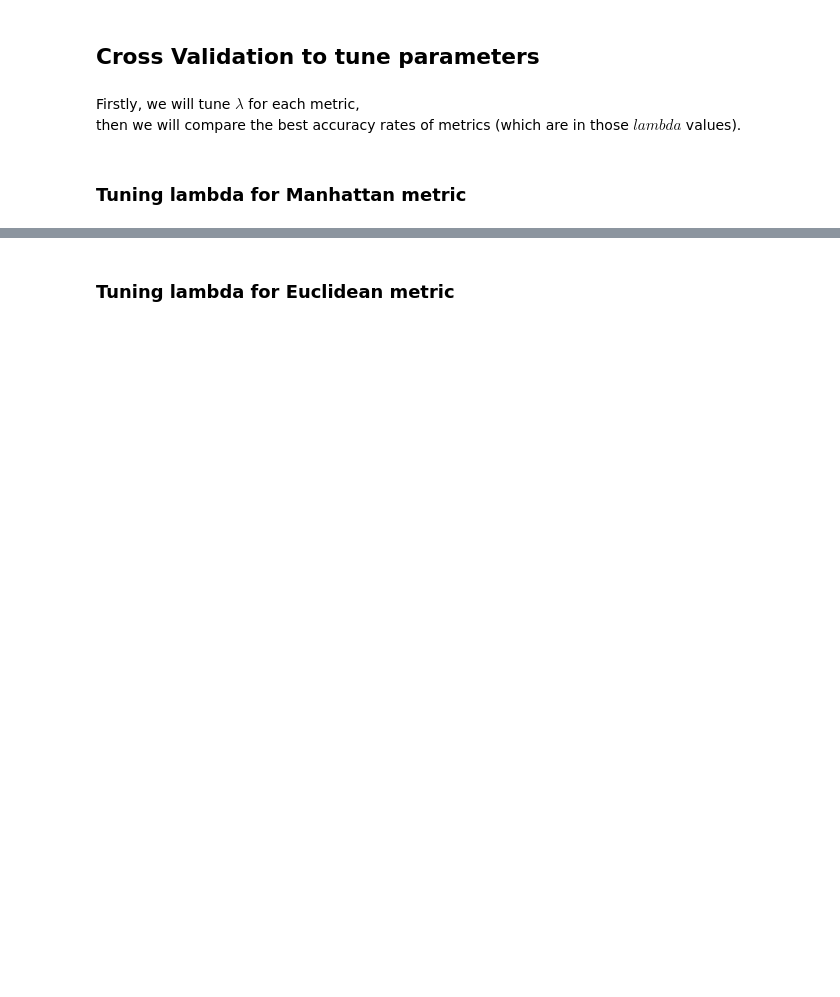
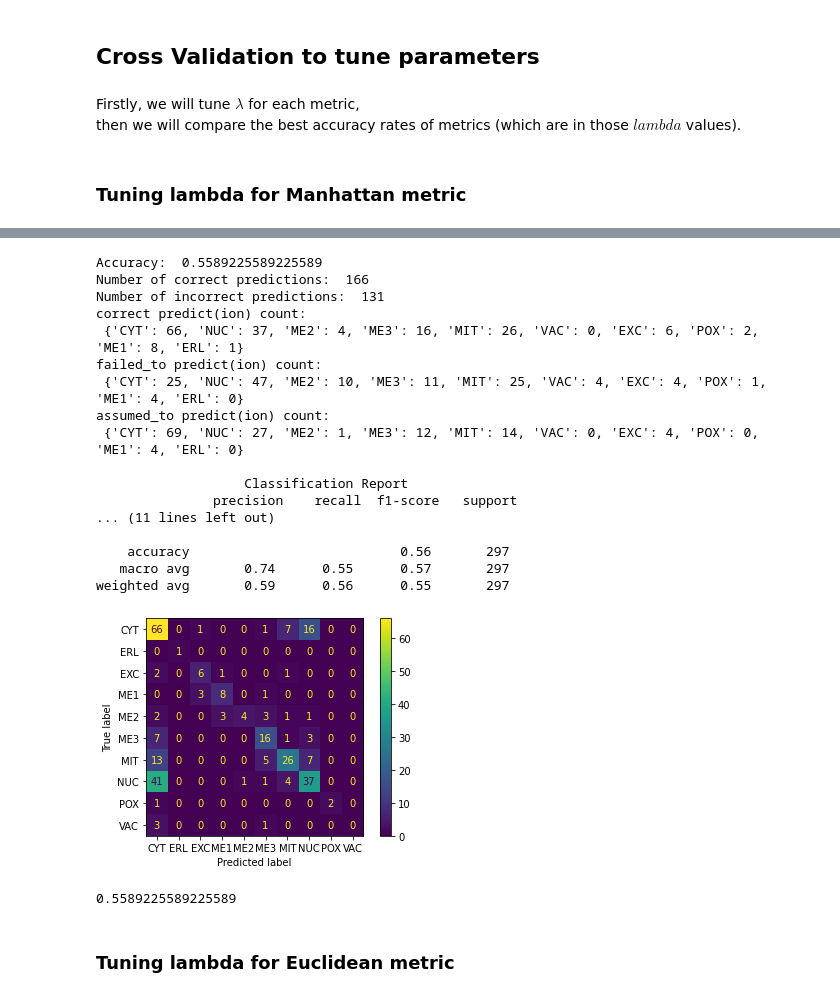
Before and after one commit to HikmetSimsir/EEE-485-Project, a Jupyter notebook: knn.ipynb, the cells around one changed output, grey strips where cells are left out. Cells and saved outputs as stored; diff of their text form; code cells hidden in the pictures; blank space fills up the shorter version.

```diff
--- a/knn.ipynb
+++ b/knn.ipynb
@@ -203,7 +203,7 @@ weighted avg       0.64      0.57      0.57       297
 Firstly, we will tune $\lambda$ for each metric,\
 then we will compare the best accuracy rates of metrics (which are in those $lambda$ values).
 # %%
-def cross_validate_knn(X_train, Y_train, min_lambda= 1, max_lambda=None, algorithm="euchattan", fold_k=10):
+def cross_validate_knn(X_train, Y_train, min_lambda= 1, max_lambda=None, algorithm="manhattan", fold_k=10):
     size = ceil( X_train.shape[0]/fold_k)
     if max_lambda is None:
         max_lambda = floor(X_train.shape[0]/fold_k) # better to be sorry than  safe
@@ -281,3 +281,25 @@ Best accuracy was:  0.5534700086931325  when lambda= 19
+# %%
+measure(X_train, Y_train, X_test, Y_test, neigbour_count=man_best_l, algorithm="manhattan")
+# %% [output]
+Accuracy:  0.5589225589225589
+Number of correct predictions:  166
+Number of incorrect predictions:  131
+correct predict(ion) count:
+ {'CYT': 66, 'NUC': 37, 'ME2': 4, 'ME3': 16, 'MIT': 26, 'VAC': 0, 'EXC': 6, 'POX': 2, 'ME1': 8, 'ERL': 1}
+failed_to predict(ion) count:
+ {'CYT': 25, 'NUC': 47, 'ME2': 10, 'ME3': 11, 'MIT': 25, 'VAC': 4, 'EXC': 4, 'POX': 1, 'ME1': 4, 'ERL': 0}
+assumed_to predict(ion) count:
+ {'CYT': 69, 'NUC': 27, 'ME2': 1, 'ME3': 12, 'MIT': 14, 'VAC': 0, 'EXC': 4, 'POX': 0, 'ME1': 4, 'ERL': 0}
+
+                   Classification Report
+               precision    recall  f1-score   support
+... (11 lines left out)
+
+    accuracy                           0.56       297
+   macro avg       0.74      0.55      0.57       297
+weighted avg       0.59      0.56      0.55       297
+[figure, added]
+0.5589225589225589
 # %% [markdown]
 ### Tuning lambda for Euclidean metric
 # %%
```
Also changed, not shown: parts of 11 cells of this notebook, 1 other file.
